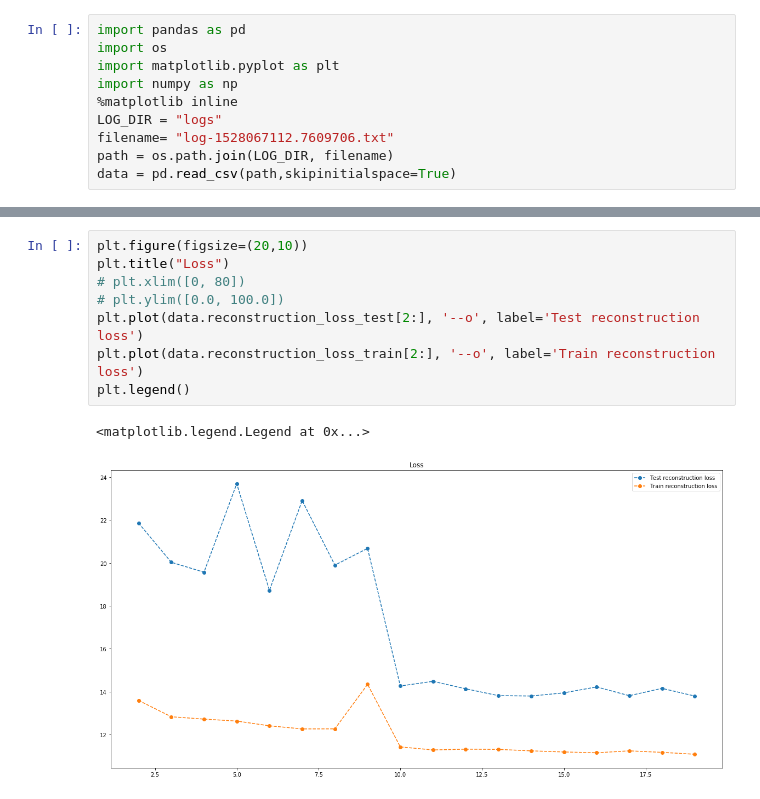
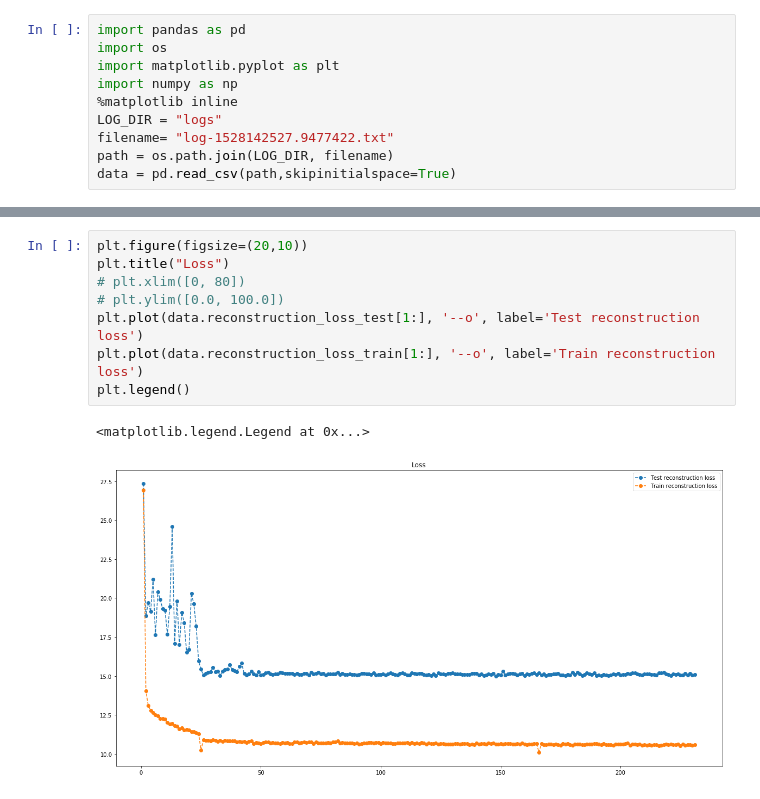
Before and after one commit to ethanleet/CapsNet, a Jupyter notebook: Statistics plotting.ipynb, the cells around one changed output, grey strips where cells are left out. Drawn from its saved outputs; the diff is of its cells as text.

```diff
--- a/Statistics plotting.ipynb
+++ b/Statistics plotting.ipynb
@@ -5,7 +5,7 @@ import matplotlib.pyplot as plt
 import numpy as np
 %matplotlib inline
 LOG_DIR = "logs"
-filename= "log-1528067112.7609706.txt"
+filename= "log-1528142527.9477422.txt"
 path = os.path.join(LOG_DIR, filename)
 data = pd.read_csv(path,skipinitialspace=True)
 # %%
@@ -31,12 +32,12 @@ data
 # %%
 plt.figure(figsize=(20,10))
 plt.title("Loss")
 # plt.xlim([0, 80])
 # plt.ylim([0.0, 100.0])
-plt.plot(data.reconstruction_loss_test[2:], '--o', label='Test reconstruction loss')
-plt.plot(data.reconstruction_loss_train[2:], '--o', label='Train reconstruction loss')
+plt.plot(data.reconstruction_loss_test[1:], '--o', label='Test reconstruction loss')
+plt.plot(data.reconstruction_loss_train[1:], '--o', label='Train reconstruction loss')
 plt.legend()
 # %% [output]
 <matplotlib.legend.Legend at 0x...>
-[figure, old version]
+[figure, new version]
 # %%
```
Also changed, not shown: parts of 5 cells of this notebook, 1 other file.
